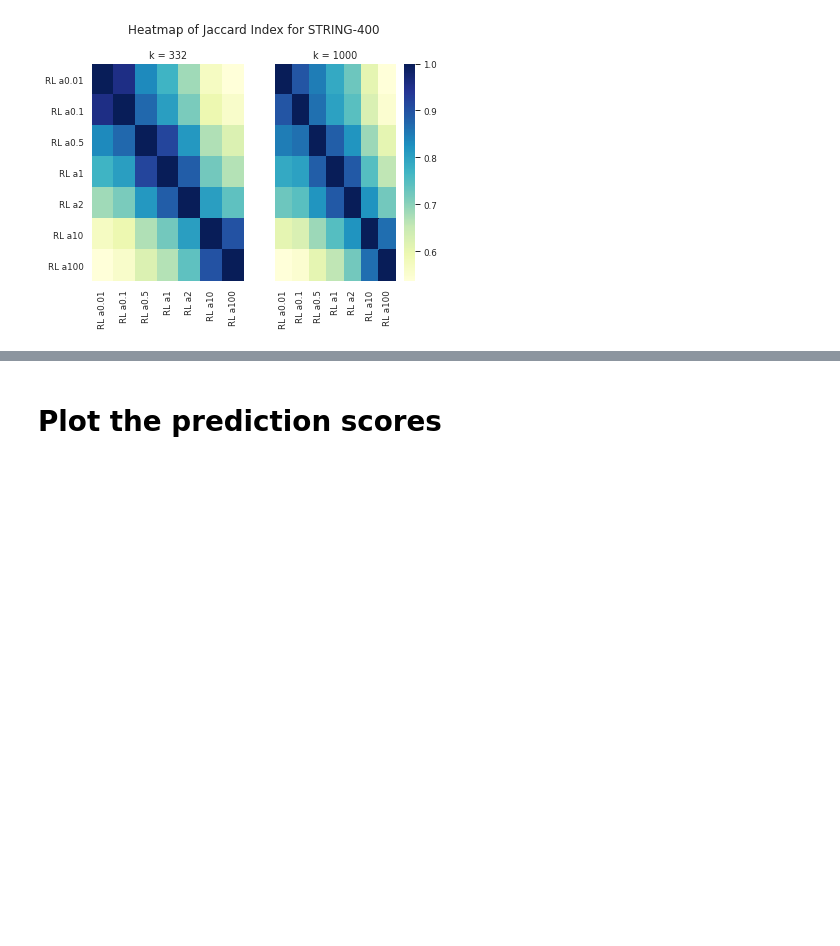
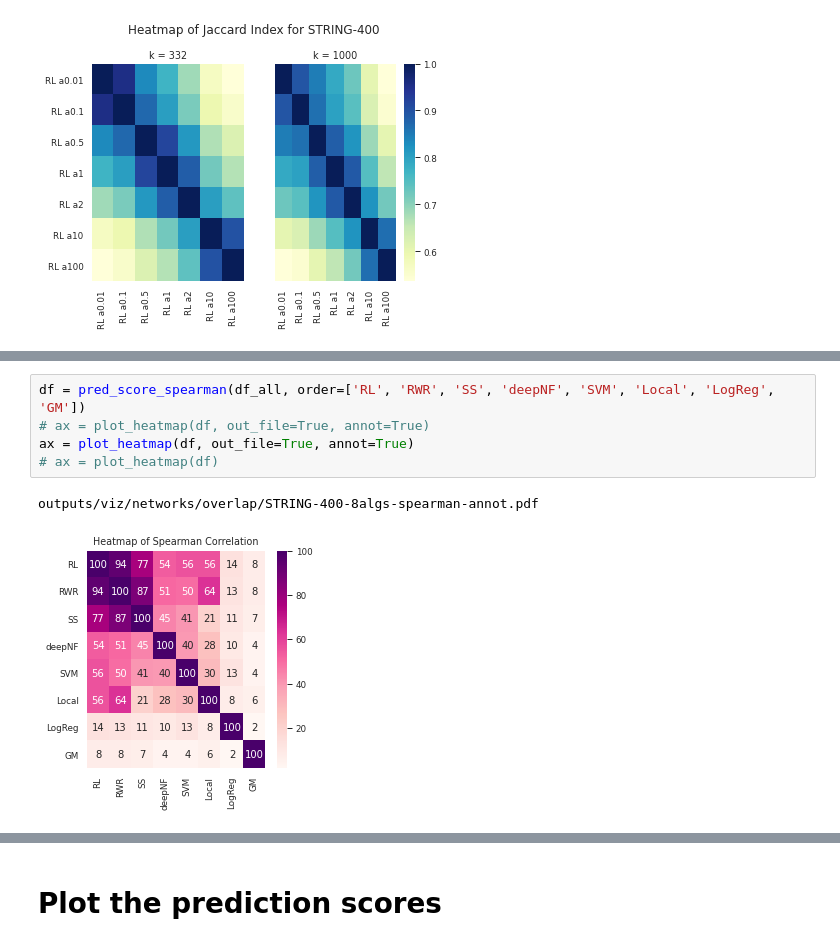
Before and after one commit to Murali-group/SARS-CoV-2-network-analysis, a Jupyter notebook: src/jupyter-notebooks/compare_predictions.ipynb, the cells around one changed output, grey strips where cells are left out. Saved outputs shown, nothing was run; the diff lists cells and outputs as text; blank space fills up the shorter version.

```diff
--- a/src/jupyter-notebooks/compare_predictions.ipynb
+++ b/src/jupyter-notebooks/compare_predictions.ipynb
@@ -370,0 +523,8 @@ outputs/viz/networks/overlap/STRING-400-genemaniaplus-jaccard.pdf
+# %%
+df = pred_score_spearman(df_all, order=['RL', 'RWR', 'SS', 'deepNF', 'SVM', 'Local', 'LogReg', 'GM'])
+# ax = plot_heatmap(df, out_file=True, annot=True)
+ax = plot_heatmap(df, out_file=True, annot=True)
+# ax = plot_heatmap(df)
+# %% [output]
+outputs/viz/networks/overlap/STRING-400-8algs-spearman-annot.pdf
+[figure, added]
```
Also changed, not shown: parts of 33 cells of this notebook, 2 other files.
